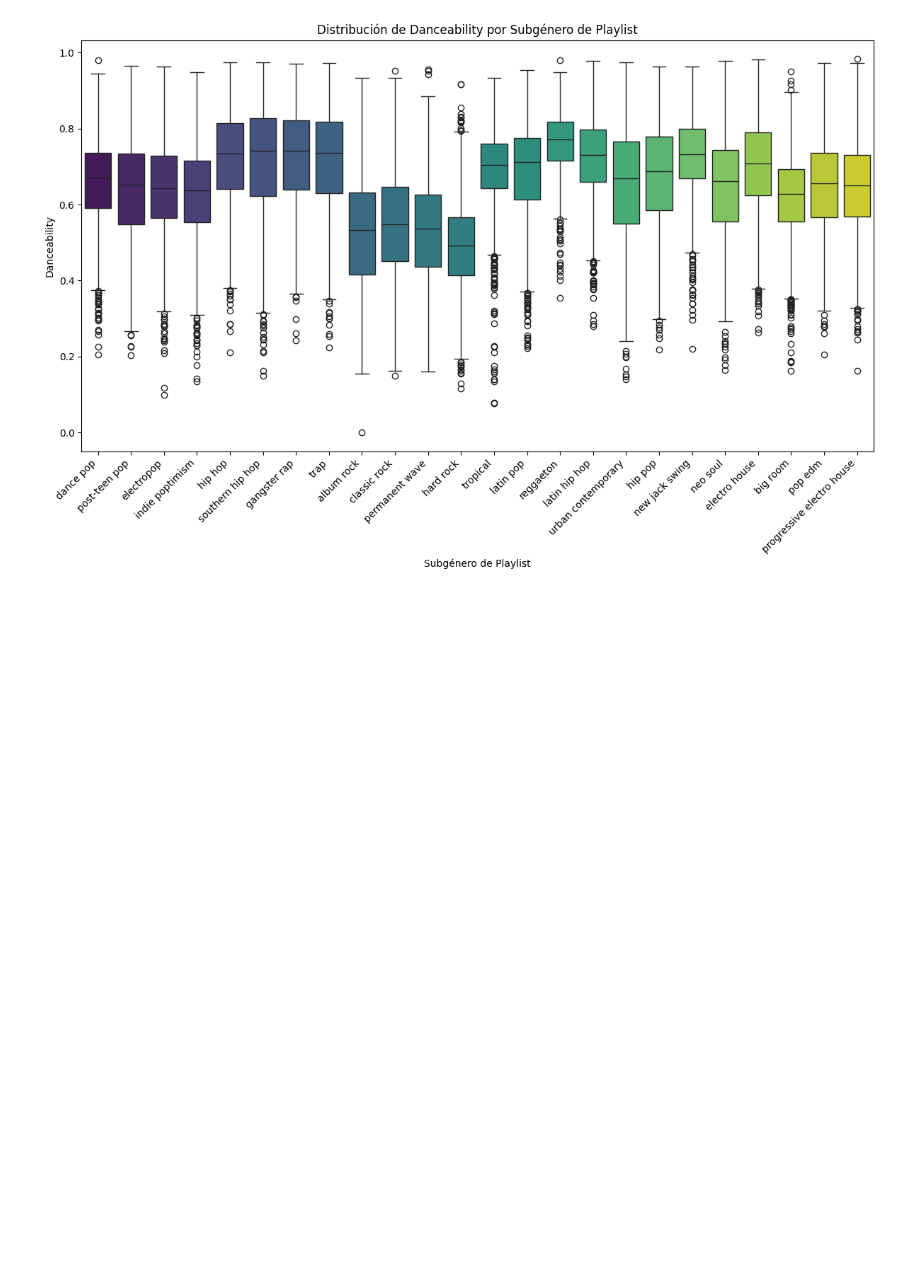
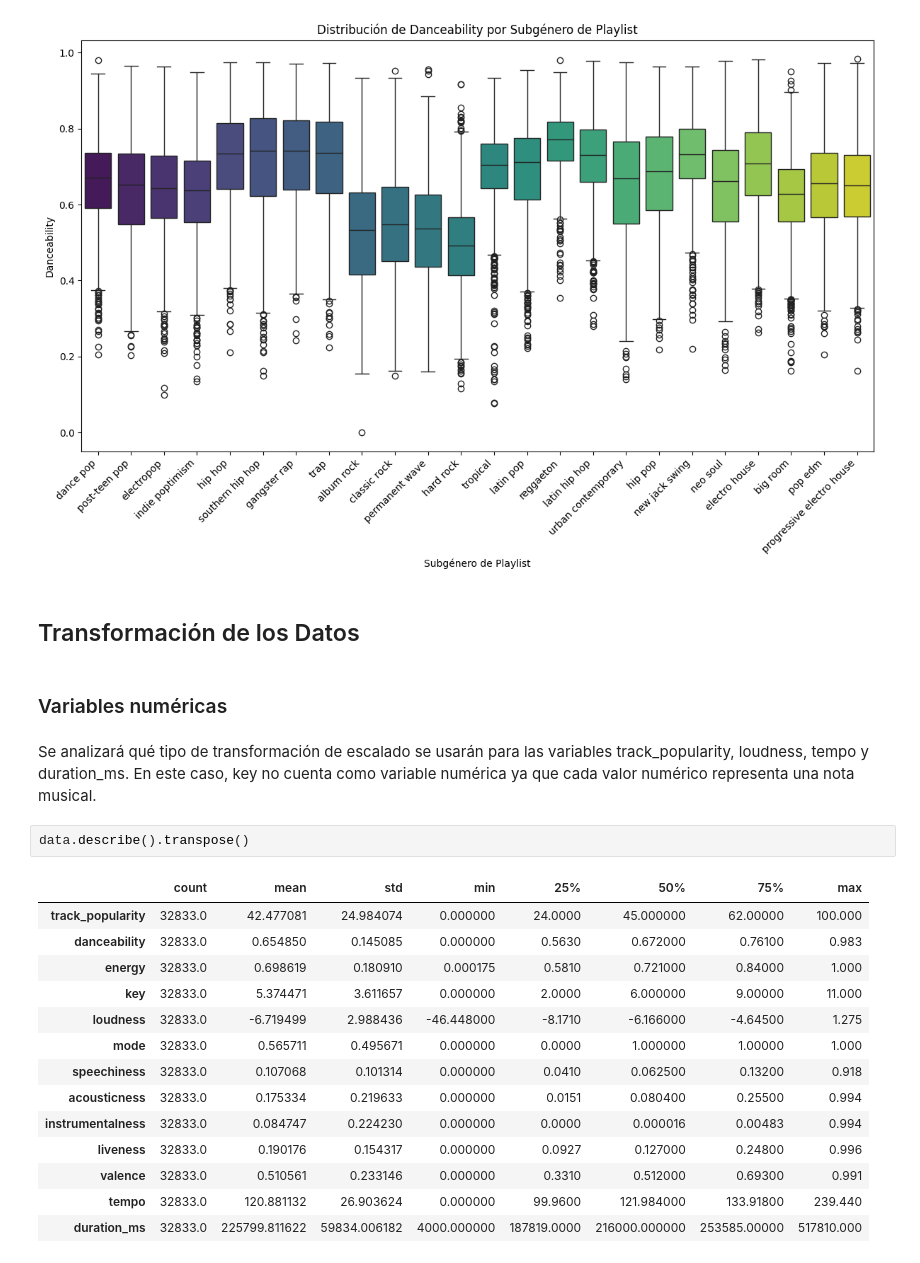
Before and after one commit to JorgeOrrego1201/TF_MetDataScience, a Jupyter notebook: TF_Spotify.ipynb, the cells around one changed output. Cells and saved outputs as stored; diff of their text form; blank space fills up the shorter version.

```diff
--- a/TF_Spotify.ipynb
+++ b/TF_Spotify.ipynb
@@ -343,3 +346,26 @@ Passing `palette` without assigning `hue` is deprecated and will be removed in v
 
   sns.boxplot(x='playlist_subgenre', y='danceability', data=data, palette='viridis')
 [figure]
+# %% [markdown]
+## Transformación de los Datos
+# %% [markdown]
+### Variables numéricas
+# %% [markdown]
+Se analizará qué tipo de transformación de escalado se usarán para las variables track_popularity, loudness, tempo y duration_ms. En este caso, key no cuenta como variable numérica ya que cada valor numérico representa una nota musical.
+# %%
+data.describe().transpose()
+# %% [output]
+|  | count | mean | std | min | 25% | 50% | 75% | max |
+| track_popularity | 32833.0 | 42.477081 | 24.984074 | 0.000000 | 24.0000 | 45.000000 | 62.00000 | 100.000 |
+| danceability | 32833.0 | 0.654850 | 0.145085 | 0.000000 | 0.5630 | 0.672000 | 0.76100 | 0.983 |
+| energy | 32833.0 | 0.698619 | 0.180910 | 0.000175 | 0.5810 | 0.721000 | 0.84000 | 1.000 |
+| key | 32833.0 | 5.374471 | 3.611657 | 0.000000 | 2.0000 | 6.000000 | 9.00000 | 11.000 |
+| loudness | 32833.0 | -6.719499 | 2.988436 | -46.448000 | -8.1710 | -6.166000 | -4.64500 | 1.275 |
+| mode | 32833.0 | 0.565711 | 0.495671 | 0.000000 | 0.0000 | 1.000000 | 1.00000 | 1.000 |
+| speechiness | 32833.0 | 0.107068 | 0.101314 | 0.000000 | 0.0410 | 0.062500 | 0.13200 | 0.918 |
+| acousticness | 32833.0 | 0.175334 | 0.219633 | 0.000000 | 0.0151 | 0.080400 | 0.25500 | 0.994 |
+| instrumentalness | 32833.0 | 0.084747 | 0.224230 | 0.000000 | 0.0000 | 0.000016 | 0.00483 | 0.994 |
+| liveness | 32833.0 | 0.190176 | 0.154317 | 0.000000 | 0.0927 | 0.127000 | 0.24800 | 0.996 |
+| valence | 32833.0 | 0.510561 | 0.233146 | 0.000000 | 0.3310 | 0.512000 | 0.69300 | 0.991 |
+| tempo | 32833.0 | 120.881132 | 26.903624 | 0.000000 | 99.9600 | 121.984000 | 133.91800 | 239.440 |
+| duration_ms | 32833.0 | 225799.811622 | 59834.006182 | 4000.000000 | 187819.0000 | 216000.000000 | 253585.00000 | 517810.000 |
```
Also changed, not shown: parts of 5 cells of this notebook.
